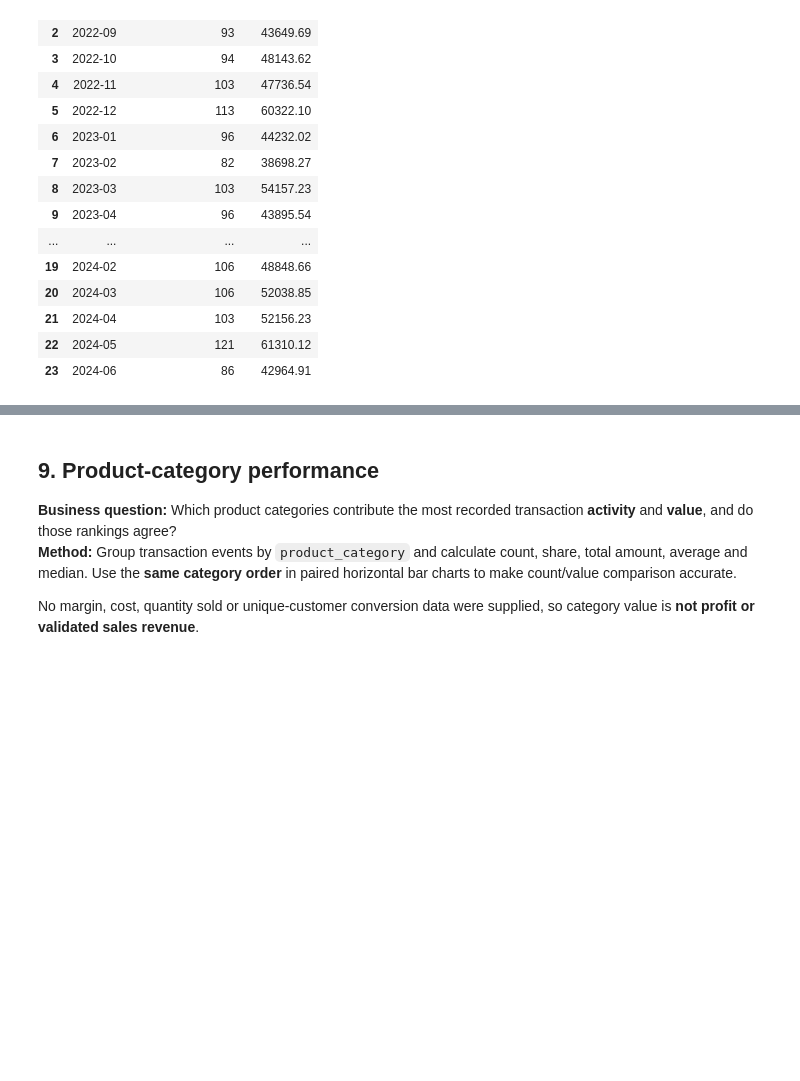
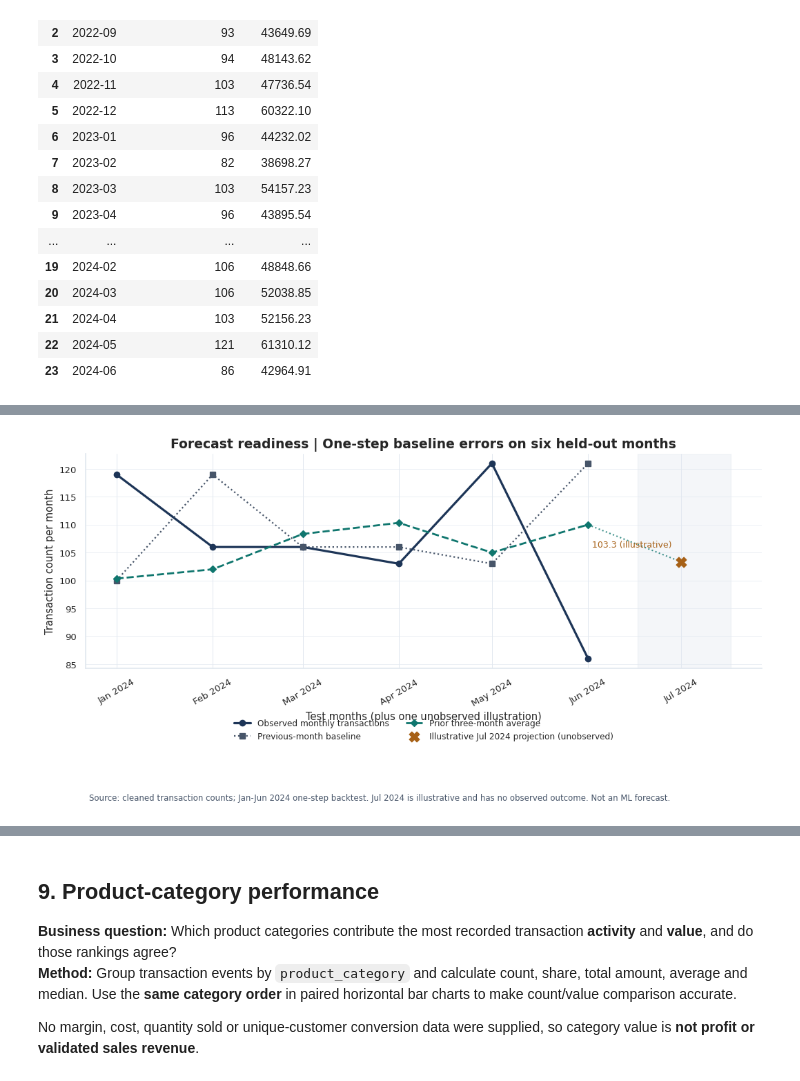
Before and after one commit to Baelfyre/A3101-ml-linear-algebra-project-Team-3, a Jupyter notebook: MO_IT162_Milestone_2_ML_Solution_DataViz_BSIT_A3101_Ongo,_JL,_Ponteres,_KC,_Lugod_GB,_Goyon,_MA.ipynb, the cells around one changed output, grey strips where cells are left out. Cells and saved outputs as stored; diff of their text form; code cells hidden in the pictures; blank space fills up the shorter version.

```diff
--- a/MO_IT162_Milestone_2_ML_Solution_DataViz_BSIT_A3101_Ongo,_JL,_Ponteres,_KC,_Lugod_GB,_Goyon,_MA.ipynb
+++ b/MO_IT162_Milestone_2_ML_Solution_DataViz_BSIT_A3101_Ongo,_JL,_Ponteres,_KC,_Lugod_GB,_Goyon,_MA.ipynb
@@ -408,0 +434,84 @@ Monthly transaction sum (all amounts): 1,198,500.13
+# %%
+# @title
+# Forecast-readiness diagnostic | time-ordered one-step baselines, not trained ML
+# Uses ONLY recorded monthly transaction counts; both baselines lag actual data.
+series = monthly_tx.set_index('month')['transaction_count'].astype(float).sort_index()
+if len(series) != 24 or not series.index.is_monotonic_increasing:
+    raise ValueError('Forecast demonstration requires 24 complete chronological months')
+expected = pd.period_range(series.index.min().to_period('M'),
+                           series.index.max().to_period('M'), freq='M')
+assert series.index.to_period('M').equals(expected), 'Missing calendar month(s)'
+
+forecast_history_months = 18
+forecast_test_months = 6
+n_obs = len(series)
+if n_obs != forecast_history_months + forecast_test_months:
+    raise ValueError('Expected 18 initial months and six evaluation months')
+monthly_counts = series.to_numpy(dtype=float)
+backtest_rows = []
+for t in range(forecast_history_months, n_obs):
+    # Strictly use months 0,...,t-1 to forecast the observed month t.
+    backtest_rows.append({
+        'month': series.index[t],
+        'Observed': float(monthly_counts[t]),
+        'Previous month': float(monthly_counts[t-1]),
+        'Prior 3-month mean': float(monthly_counts[t-3:t].mean()),
+    })
+forecast_backtest = pd.DataFrame(backtest_rows)
+assert len(forecast_backtest) == 6
+assert forecast_backtest.month.min() == pd.Timestamp('2024-01-01')
+assert forecast_backtest.month.max() == pd.Timestamp('2024-06-01')
+
+forecast_metrics = pd.DataFrame([
+    {
+        'Baseline': name,
+        'MAE (transactions/month)': float(np.abs(forecast_backtest['Observed'] - forecast_backtest[name]).mean()),
+        'RMSE (transactions/month)': float(np.sqrt(np.square(forecast_backtest['Observed']-forecast_backtest[name]).mean())),
+        'Test months': len(forecast_backtest)
+    }
+    for name in ['Previous month','Prior 3-month mean']
+])
+# Illustration: project one additional month beyond available series, with no observed truth.
+illustrative_month = series.index.max() + pd.offsets.MonthBegin(1)
+illustrative_point = float(monthly_counts[-3:].mean())
+assert illustrative_month == pd.Timestamp('2024-07-01')
+
+fig, ax = plt.subplots(figsize=(10.7,5.7))
+ax.plot(forecast_backtest.month, forecast_backtest['Observed'],
+        color=NAVY, marker='o', markersize=6, linewidth=2.3, label='Observed monthly transactions')
+ax.plot(forecast_backtest.month, forecast_backtest['Previous month'],
+        color=SLATE, marker='s', linestyle=':', linewidth=1.6, label='Previous-month baseline')
+ax.plot(forecast_backtest.month, forecast_backtest['Prior 3-month mean'],
+        color=TEAL, marker='D', linestyle='--', markersize=5.2, linewidth=2,
+        label='Prior three-month average')
+ax.plot([series.index[-1],illustrative_month],
+        [forecast_backtest['Prior 3-month mean'].iloc[-1],illustrative_point],
+        color=TEAL, linestyle=':', linewidth=1.5, alpha=.8)
+ax.scatter([illustrative_month],[illustrative_point],marker='X',s=110,color=AMBER,zorder=6,
+           label='Illustrative Jul 2024 projection (unobserved)')
+ax.annotate(f'{illustrative_point:.1f} (illustrative)',
+            xy=(illustrative_month,illustrative_point),xytext=(-10,15),
+            textcoords='offset points',fontsize=9,color=AMBER,ha='right')
+ax.axvspan(series.index[-1] + pd.Timedelta(days=16), illustrative_month+pd.Timedelta(days=16),
+           color=GRID,alpha=.35)
+ax.set(title='Forecast readiness | One-step baseline errors on six held-out months',
+       xlabel='Test months (plus one unobserved illustration)',
+       ylabel='Transaction count per month')
+ax.set_xticks(list(forecast_backtest.month) + [illustrative_month])
+ax.xaxis.set_major_formatter(mdates.DateFormatter('%b %Y'))
+ax.tick_params(axis='x',rotation=30)
+ax.legend(loc='upper center',bbox_to_anchor=(.5,-.20),ncol=2,fontsize=8.7,frameon=False)
+polish(ax)
+figure_note(fig,'Source: cleaned transaction counts; Jan-Jun 2024 one-step backtest. Jul 2024 is illustrative and has no observed outcome. Not an ML forecast.')
+fig.tight_layout(rect=[0,.08,1,.96]);plt.show()
+print('Forecast baseline evaluation, January-June 2024 (only six one-step test observations):')
+display(forecast_metrics.rename(columns={
+    'MAE (transactions/month)': 'Mean Absolute Error (transactions/month)',
+    'RMSE (transactions/month)': 'Root Mean Squared Error (transactions/month)'
+}).round(3))
+print('Read the results: MAE is the average number of transactions missed; RMSE places extra weight on larger misses. Lower is better.')
+display(forecast_backtest.assign(month=forecast_backtest.month.dt.strftime('%Y-%m')).round(2))
+print(f'Illustrative July 2024 next-month count using 3-month average: {illustrative_point:.3f} (~{round(illustrative_point)} transactions).')
+print('No verified July 2024 result, trained ML model, formal prediction interval, or prospective forecast claim.')
+# %% [output]
+[figure, added]
```
Also changed, not shown: parts of 21 cells of this notebook.
